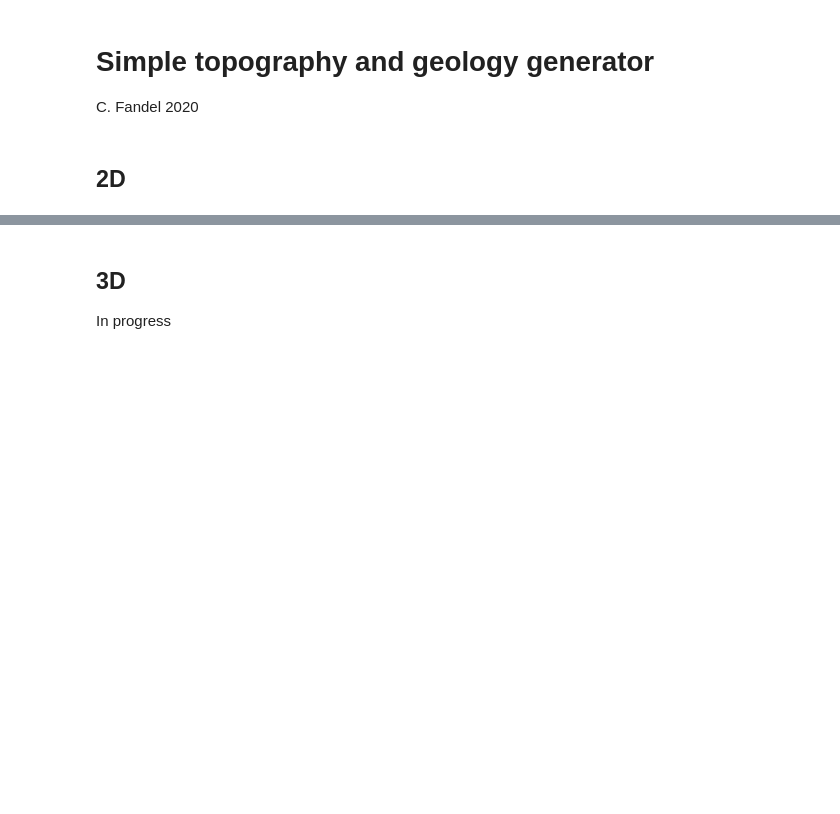
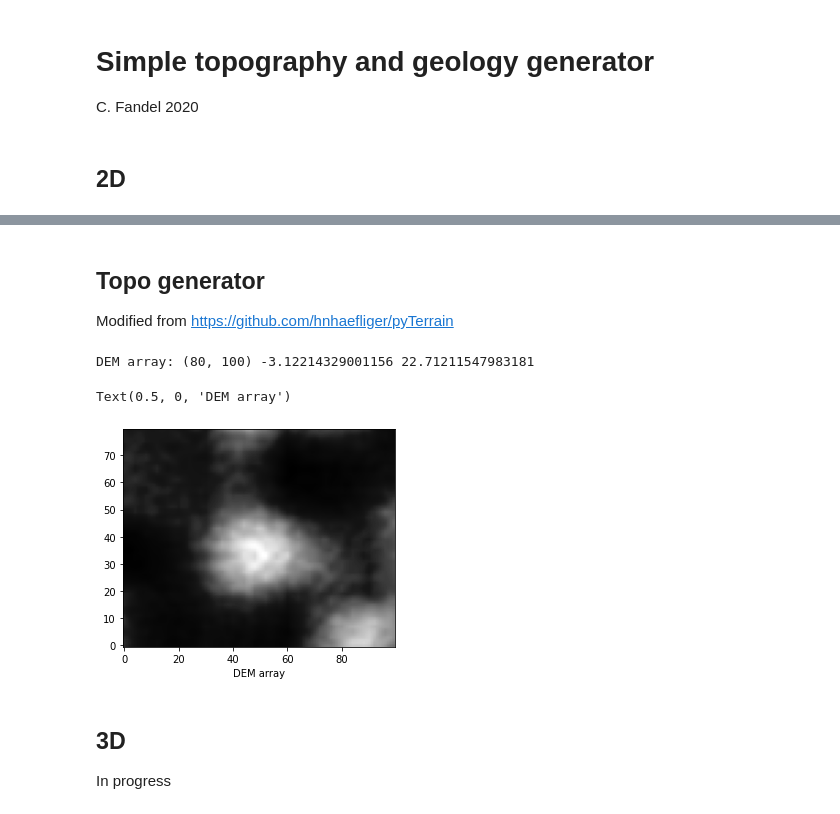
Before and after one commit to randlab/pyKasso, a Jupyter notebook: notebooks/simple_geology_generator.ipynb, the cells around one changed output, grey strips where cells are left out. Cells and saved outputs as stored; diff of their text form; code cells hidden in the pictures; blank space fills up the shorter version.

```diff
--- a/notebooks/simple_geology_generator.ipynb
+++ b/notebooks/simple_geology_generator.ipynb
@@ -105,3 +117,61 @@ Text(0.5, 0, 'Cost array')
+# %% [markdown]
+## Topo generator
+
+Modified from https://github.com/hnhaefliger/pyTerrain
+# %%
+sys.path.append('C:/Users/Chloe/Documents/GitHub/pyTerrain') #path to local version of package
+import perlin             #in this case, "perlin" is the name of the .py file with all of the functions in it
+
+width  = xres # map width
+length = yres # map length
+
+############ Noise variables
+
+n1div = 30 # landmass distribution
+n2div = 4 # boulder distribution
+n3div = 1 # rock distribution
+
+n1scale = 20 # landmass height
+n2scale = 2 # boulder scale
+n3scale = 0.5 # rock scale
+
+noise1 = perlin.noise(width / n1div, length / n1div) # landmass / mountains
+noise2 = perlin.noise(width / n2div, length / n2div) # boulders
+noise3 = perlin.noise(width / n3div, length / n3div) # rocks
+
+zroot = 2
+zpower = 2.5
+
+#Create topography:
+points = []
+for x in range(-int(width/2), int(width/2)):
+    for y in range(-int(length/2), int(length/2)):
+        x1 = x + width/2
+        y1 = y + length/2
+        z = noise1.perlin(x1 / n1div, y1 / n1div) * n1scale # add landmass
+        z += noise2.perlin(x1 / n2div, y1 / n2div) * n2scale # add boulders
+        z += noise3.perlin(x1 / n3div, y1 / n3div) * n3scale # add rocks
+        if z >= 0:
+            z = -math.sqrt(z)
+        else:
+            z = ((-z) ** (1 / zroot)) ** zpower
+        points.append([x, y, z])
+
+#Reformat into array, view, & export:
+df = pd.DataFrame(points, columns=['x','y','z'])             #convert to df to be able to use pivot table feature
+table = df.pivot_table(values='z', index='x', columns='y')   #convert (x,y,z) to a table of dim (x,y) with values z
+dem = table.to_numpy()                                       #convert to numpy array for viewing and export
+
+dem = np.rot90(dem)                      #flip to have correct format for pykasso/agd-hfm
+#dem = np.fliplr(dem)                    #optional - if want to change x alignment
+print('DEM array:', dem.shape, dem.min(), dem.max())    #print dimensions
+np.savetxt('random_dem_'+str(dem.shape[0])+'x'+str(dem.shape[1])+'.csv', dem, delimiter=',')  #export as csv
+plt.imshow(dem, origin='lower', cmap='gray') #darker=lower
+plt.xlabel('DEM array')
+# %% [output]
+DEM array: (80, 100) -3.12214329001156 22.71211547983181
+Text(0.5, 0, 'DEM array')
+[figure, added]
 # %% [markdown]
 ## 3D
 In progress
```
Also changed, not shown: parts of 2 cells of this notebook, 12 other files.
